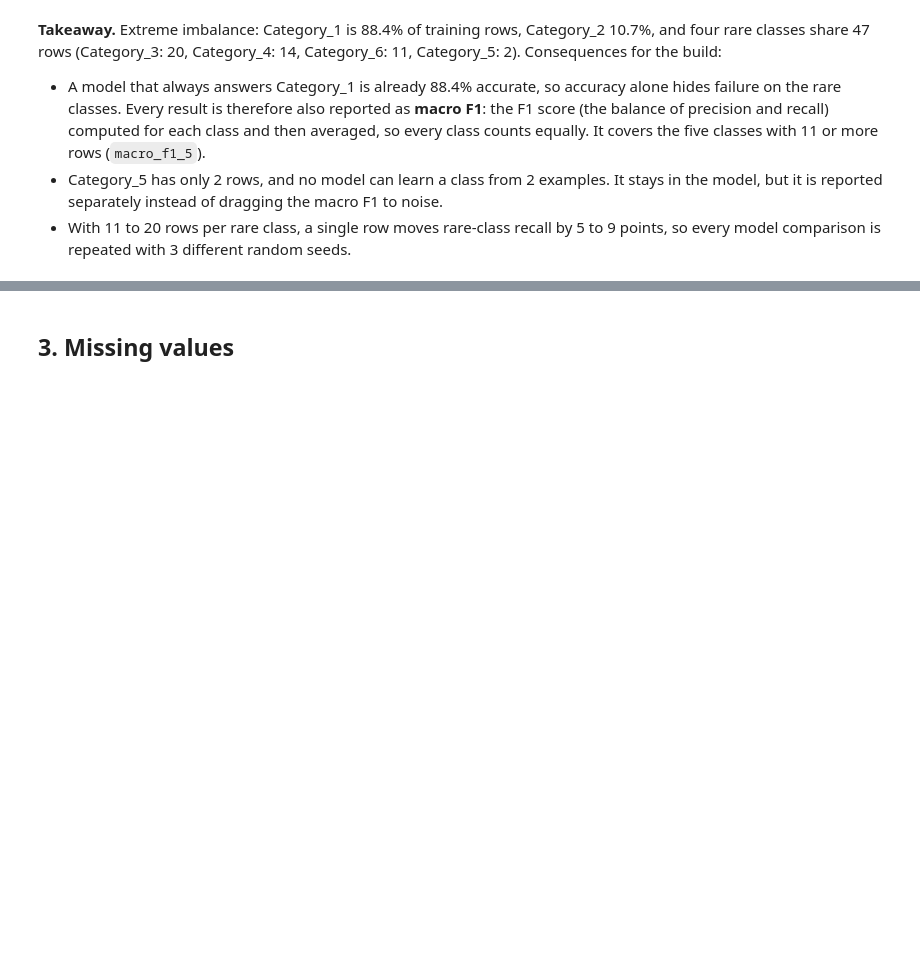
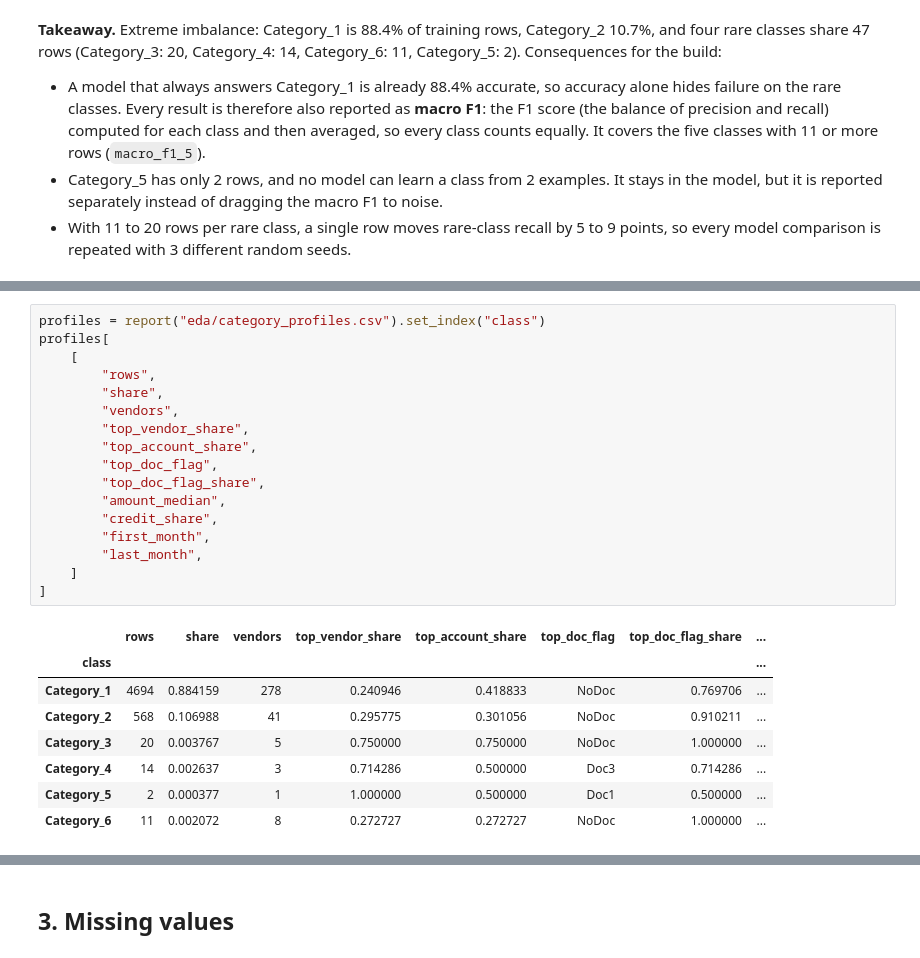
Before and after one commit to THEpranavsomalraju/ey-takehome, a Jupyter notebook: notebooks/01_eda.ipynb, the cells around one changed output, grey strips where cells are left out. Saved outputs shown, nothing was run; the diff lists cells and outputs as text; blank space fills up the shorter version.

```diff
--- a/notebooks/01_eda.ipynb
+++ b/notebooks/01_eda.ipynb
@@ -105,0 +110,26 @@ dist
+# %%
+profiles = report("eda/category_profiles.csv").set_index("class")
+profiles[
+    [
+        "rows",
+        "share",
+        "vendors",
+        "top_vendor_share",
+        "top_account_share",
+        "top_doc_flag",
+        "top_doc_flag_share",
+        "amount_median",
+        "credit_share",
+        "first_month",
+        "last_month",
+    ]
+]
+# %% [output]
+|  | rows | share | vendors | top_vendor_share | top_account_share | top_doc_flag | top_doc_flag_share | ... |
+| class |  |  |  |  |  |  |  | ... |
+| Category_1 | 4694 | 0.884159 | 278 | 0.240946 | 0.418833 | NoDoc | 0.769706 | ... |
+| Category_2 | 568 | 0.106988 | 41 | 0.295775 | 0.301056 | NoDoc | 0.910211 | ... |
+| Category_3 | 20 | 0.003767 | 5 | 0.750000 | 0.750000 | NoDoc | 1.000000 | ... |
+| Category_4 | 14 | 0.002637 | 3 | 0.714286 | 0.500000 | Doc3 | 0.714286 | ... |
+| Category_5 | 2 | 0.000377 | 1 | 1.000000 | 0.500000 | Doc1 | 0.500000 | ... |
+| Category_6 | 11 | 0.002072 | 8 | 0.272727 | 0.272727 | NoDoc | 1.000000 | ... |
```
Also changed, not shown: parts of 2 cells of this notebook, 30 other files.
